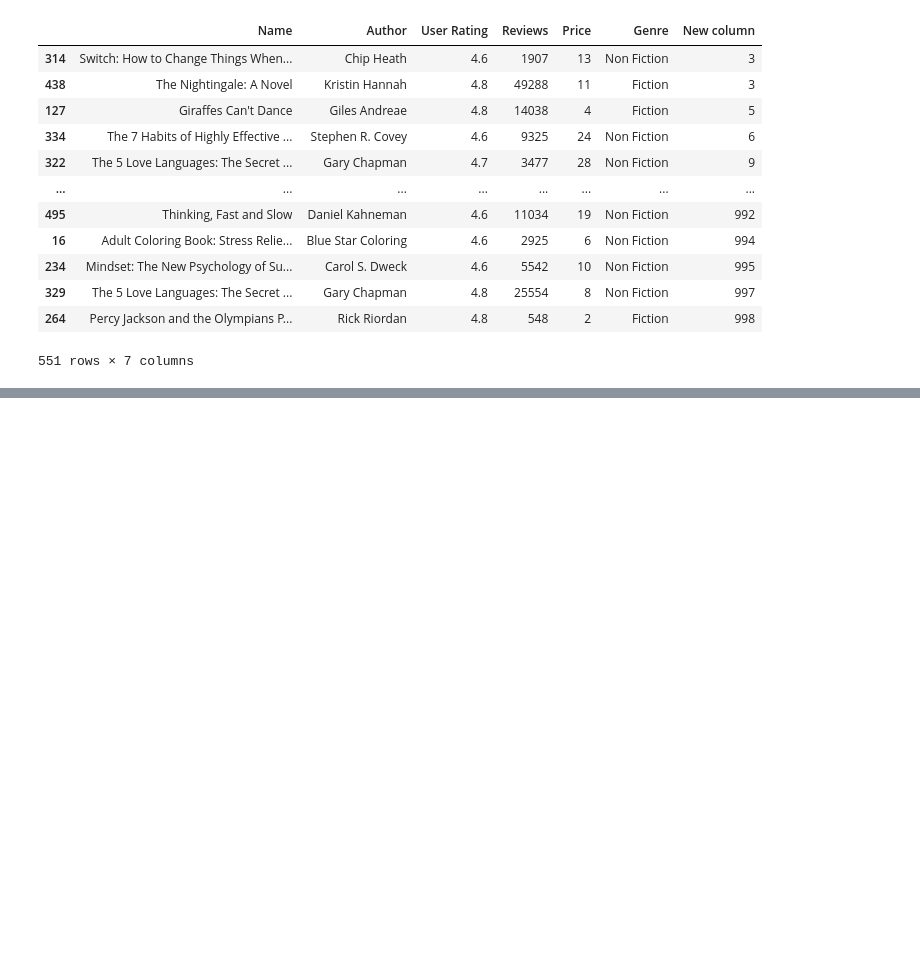
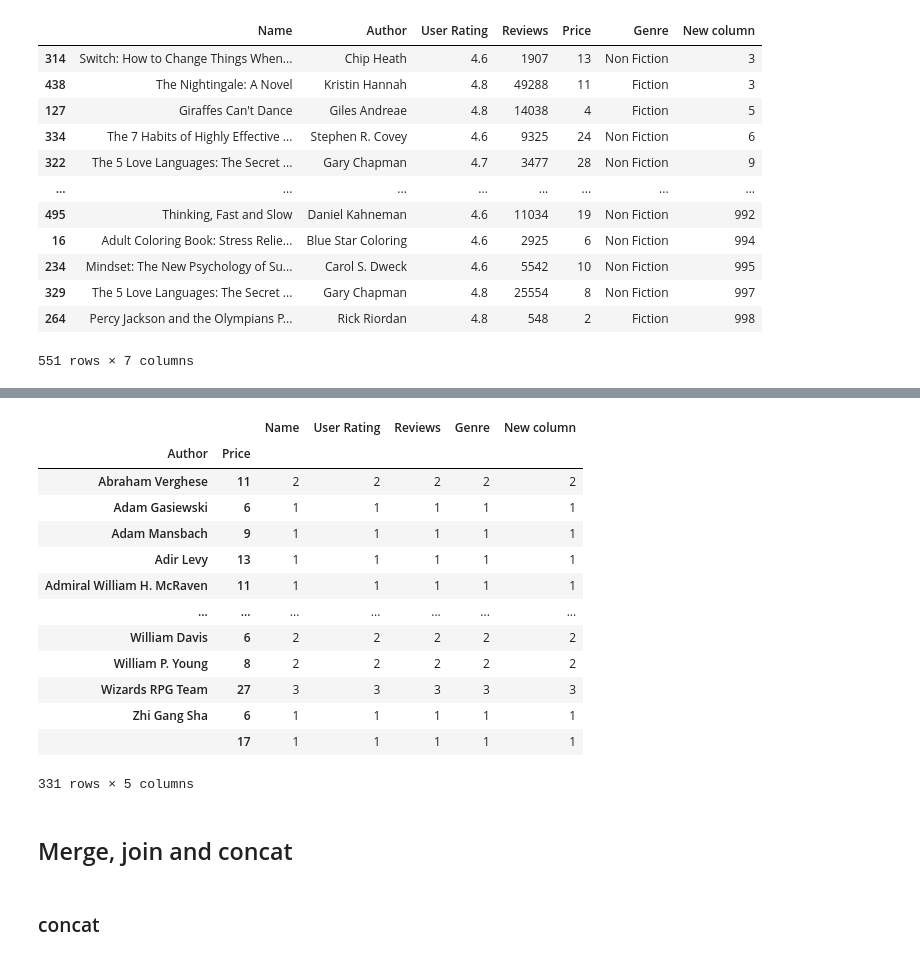
Before and after one commit to MarioChvx/my_notes, a Jupyter notebook: NumPy_Pandas/Pandas.ipynb, the cells around one changed output, grey strips where cells are left out. Cells and saved outputs as stored; diff of their text form; code cells hidden in the pictures; blank space fills up the shorter version.

```diff
--- a/NumPy_Pandas/Pandas.ipynb
+++ b/NumPy_Pandas/Pandas.ipynb
@@ -468,0 +553,21 @@ df_books.sort_values('New column', ascending=True)
+# %%
+df_books.groupby(['Author', 'Price']).count()
+# %% [output]
+|  |  | Name | User Rating | Reviews | Genre | New column |
+| Author | Price |  |  |  |  |  |
+| Abraham Verghese | 11 | 2 | 2 | 2 | 2 | 2 |
+| Adam Gasiewski | 6 | 1 | 1 | 1 | 1 | 1 |
+| Adam Mansbach | 9 | 1 | 1 | 1 | 1 | 1 |
+| Adir Levy | 13 | 1 | 1 | 1 | 1 | 1 |
+| Admiral William H. McRaven | 11 | 1 | 1 | 1 | 1 | 1 |
+| ... | ... | ... | ... | ... | ... | ... |
+| William Davis | 6 | 2 | 2 | 2 | 2 | 2 |
+| William P. Young | 8 | 2 | 2 | 2 | 2 | 2 |
+| Wizards RPG Team | 27 | 3 | 3 | 3 | 3 | 3 |
+| Zhi Gang Sha | 6 | 1 | 1 | 1 | 1 | 1 |
+|  | 17 | 1 | 1 | 1 | 1 | 1 |
+331 rows × 5 columns
+# %% [markdown]
+## Merge, join and concat
+# %% [markdown]
+### concat
```
Also changed, not shown: parts of 33 cells of this notebook.
